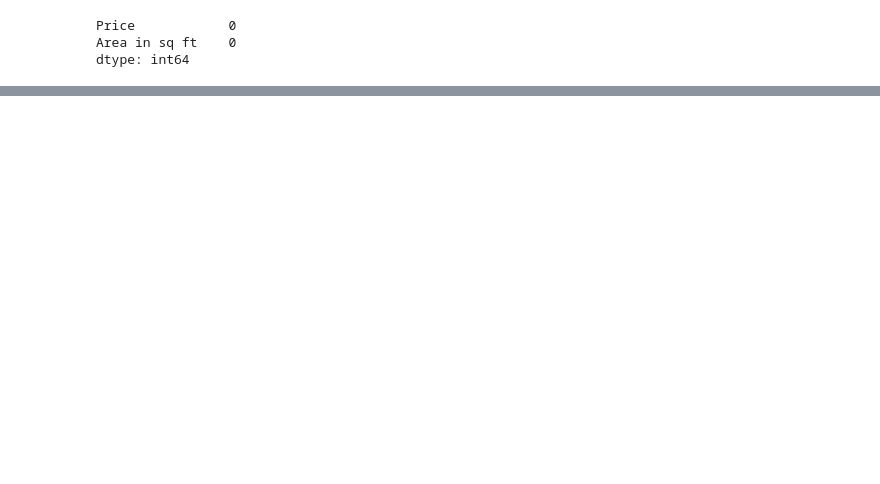
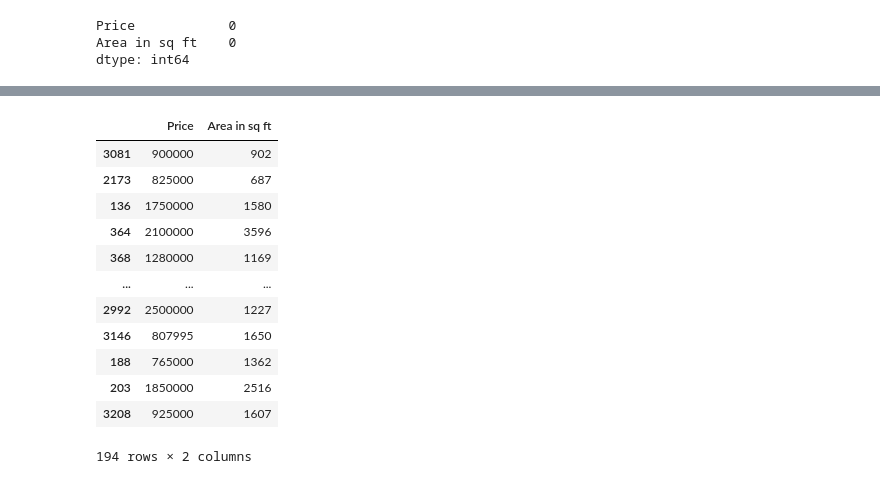
Before and after one commit to ElPatatone/Linear_Regression, a Jupyter notebook: Simple-linear-regression.ipynb, the cells around one changed output, grey strips where cells are left out. Saved outputs shown, nothing was run; the diff lists cells and outputs as text; code cells hidden in the pictures; blank space fills up the shorter version.

```diff
--- a/Simple-linear-regression.ipynb
+++ b/Simple-linear-regression.ipynb
@@ -45,0 +64,17 @@ Text(0, 0.5, 'Price')
+# %%
+#Making the linear regression model
+df1
+# %% [output]
+|  | Price | Area in sq ft |
+| 3081 | 900000 | 902 |
+| 2173 | 825000 | 687 |
+| 136 | 1750000 | 1580 |
+| 364 | 2100000 | 3596 |
+| 368 | 1280000 | 1169 |
+| ... | ... | ... |
+| 2992 | 2500000 | 1227 |
+| 3146 | 807995 | 1650 |
+| 188 | 765000 | 1362 |
+| 203 | 1850000 | 2516 |
+| 3208 | 925000 | 1607 |
+194 rows × 2 columns
```
Also changed, not shown: parts of 7 cells of this notebook.
